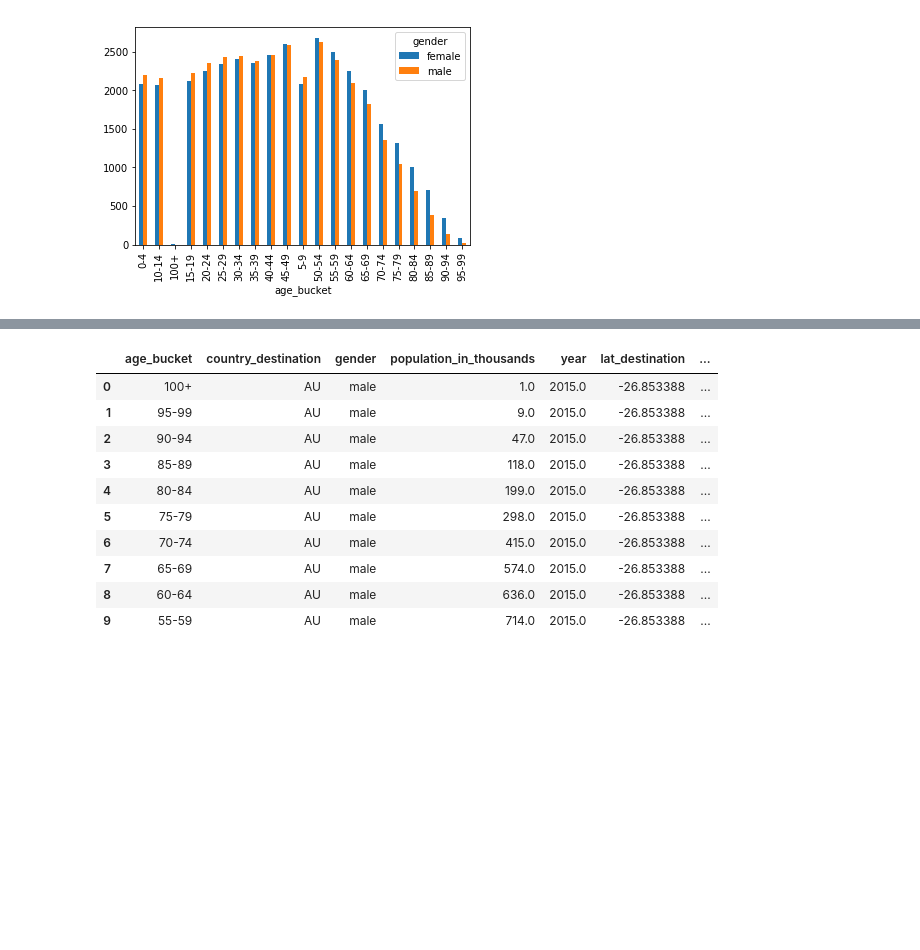
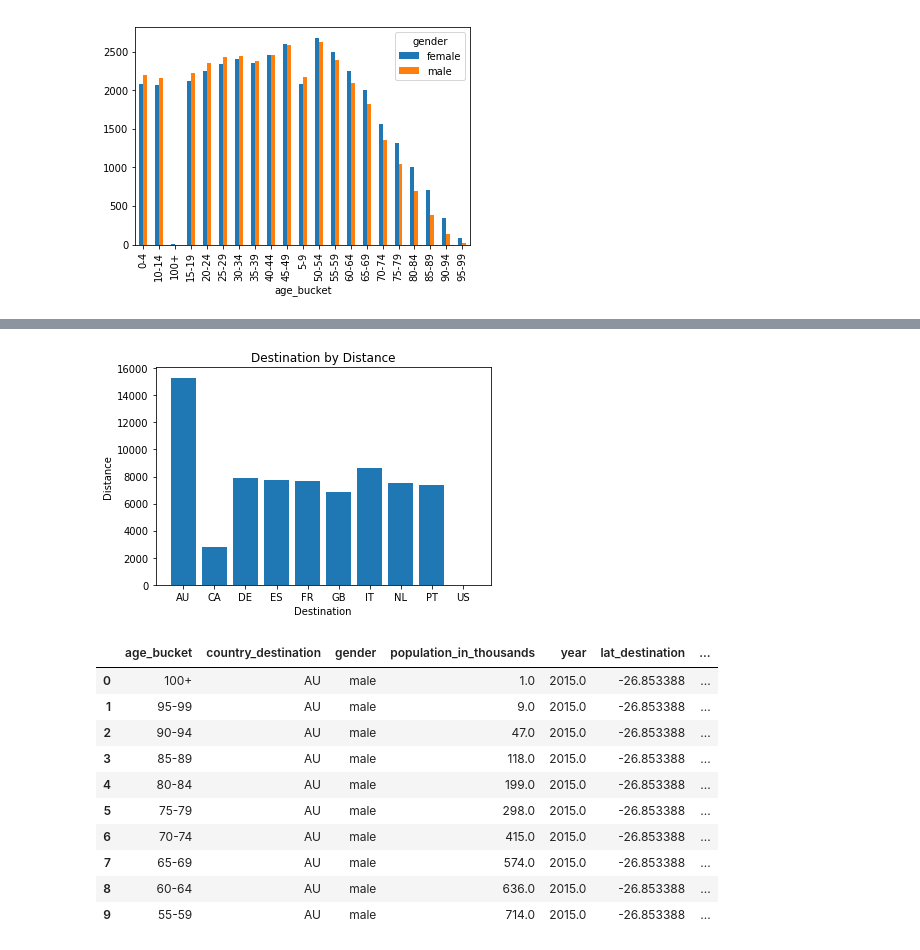
Before and after one commit to conniegithub/7-Travel-Booking-in-Python, a Jupyter notebook: Travel Python.ipynb, the cells around one changed output, grey strips where cells are left out. Cells and saved outputs as stored; diff of their text form; code cells hidden in the pictures; blank space fills up the shorter version.

```diff
--- a/Travel Python.ipynb
+++ b/Travel Python.ipynb
@@ -91,3 +102,12 @@ countries
+# %%
+# Plot Destinations by Distance
+p1 = plt.bar(countries['country_destination'], countries['distance_km'])
+plt.xlabel('Destination')
+plt.ylabel('Distance')
+plt.title('Destination by Distance')
+plt.show()
+# %% [output]
+[figure, added]
 # %%
 # Merge Tables Based on Destination (not sure if this is helpful)
 pd.merge(age_gender, countries, on="country_destination").head(10)
```
Also changed, not shown: parts of 19 cells of this notebook.
